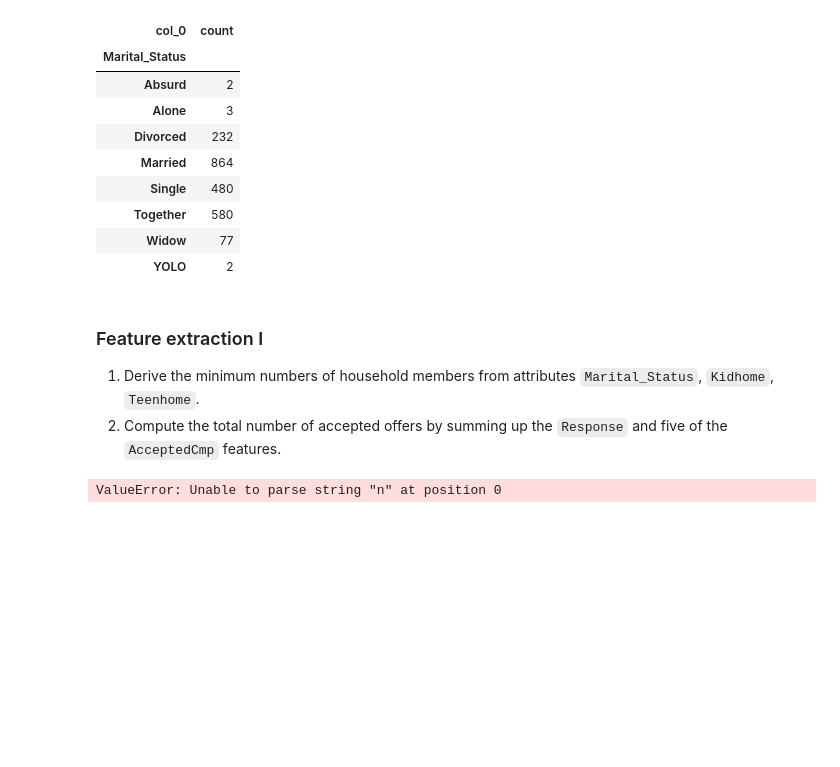
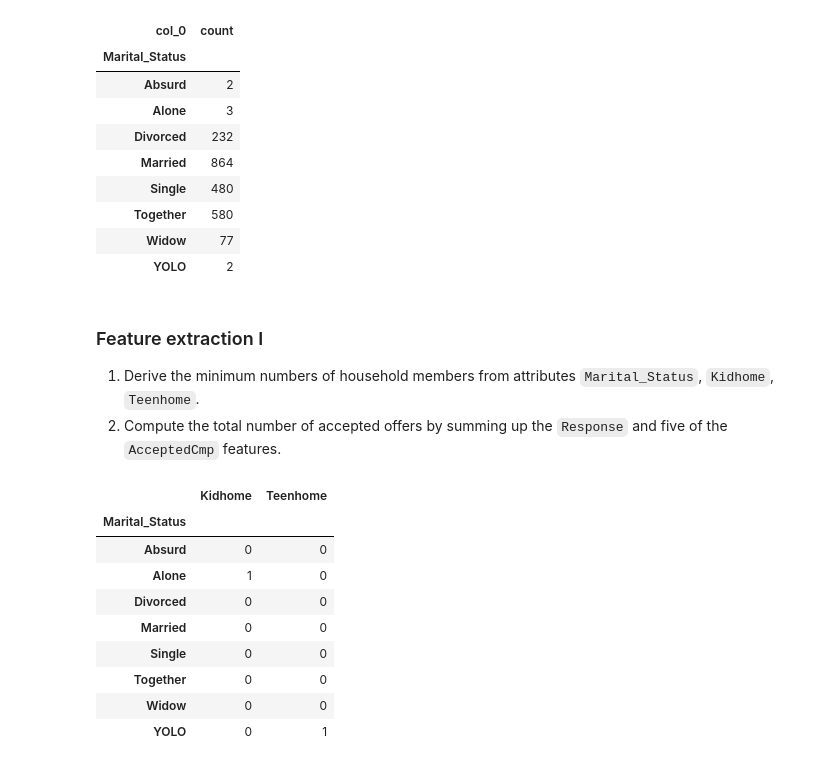
Before and after one commit to XuAnZ0717/XuAnZ, a Jupyter notebook: Customer Segmentation on Clustering Algorithms-checkpoint.ipynb, the cells around one changed output. Drawn from its saved outputs; the diff is of its cells as text; code cells hidden in the pictures; blank space fills up the shorter version.

```diff
--- a/Customer Segmentation on Clustering Algorithms-checkpoint.ipynb
+++ b/Customer Segmentation on Clustering Algorithms-checkpoint.ipynb
@@ -265,4 +246,13 @@ def min_number(x):
-# %%
-min_household = cust_data['Marital_Status'].apply(min_number)
-# %% [output]
-ValueError: Unable to parse string "n" at position 0
+# %%
+cust_data.groupby(['Marital_Status'])[['Kidhome', 'Teenhome']].min()
+# %% [output]
+|  | Kidhome | Teenhome |
+| Marital_Status |  |  |
+| Absurd | 0 | 0 |
+| Alone | 1 | 0 |
+| Divorced | 0 | 0 |
+| Married | 0 | 0 |
+| Single | 0 | 0 |
+| Together | 0 | 0 |
+| Widow | 0 | 0 |
+| YOLO | 0 | 1 |
```
Also changed, not shown: parts of 22 cells of this notebook.
